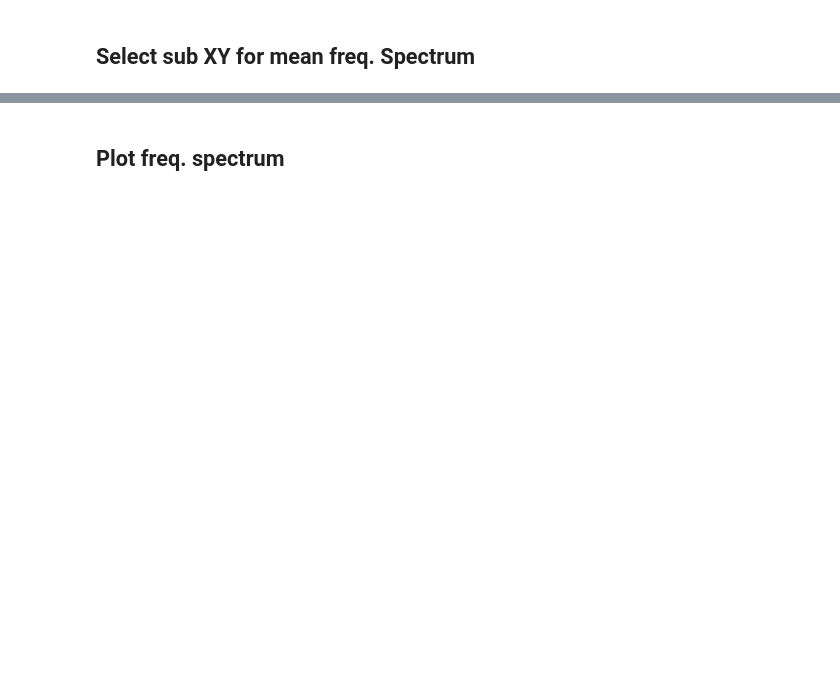
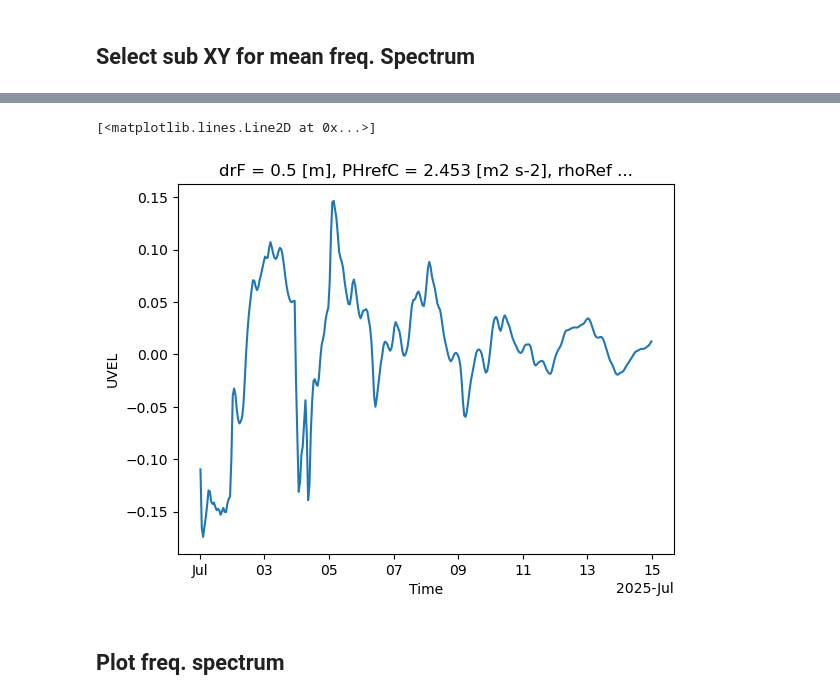
Before and after one commit to leroquan/horizontal_structure_analysis, a Jupyter notebook: seiches/compute_internal_wave_energy.ipynb, the cells around one changed output, grey strips where cells are left out. Drawn from its saved outputs; the diff is of its cells as text; code cells hidden in the pictures; blank space fills up the shorter version.

```diff
--- a/seiches/compute_internal_wave_energy.ipynb
+++ b/seiches/compute_internal_wave_energy.ipynb
@@ -160 +80,6 @@ plt.grid()
+# %%
+u.sel(XG=slice(xx1,xx2), YC=slice(yy1,yy2)).mean(dim=['XG','YC']).plot()
+# %% [output]
+[<matplotlib.lines.Line2D at 0x...>]
+[figure, added]
 # %%
```
Also changed, not shown: parts of 52 cells of this notebook, 4 other files.
